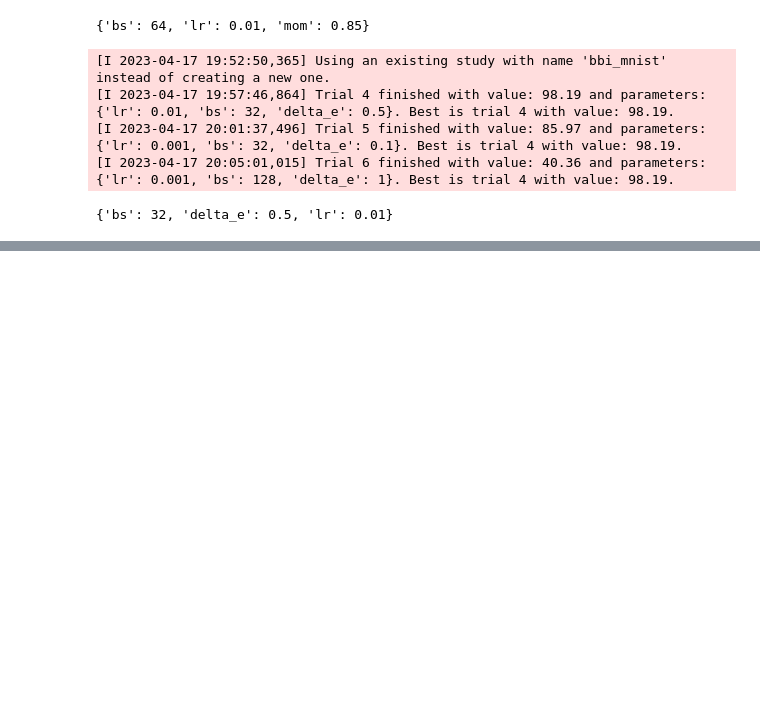
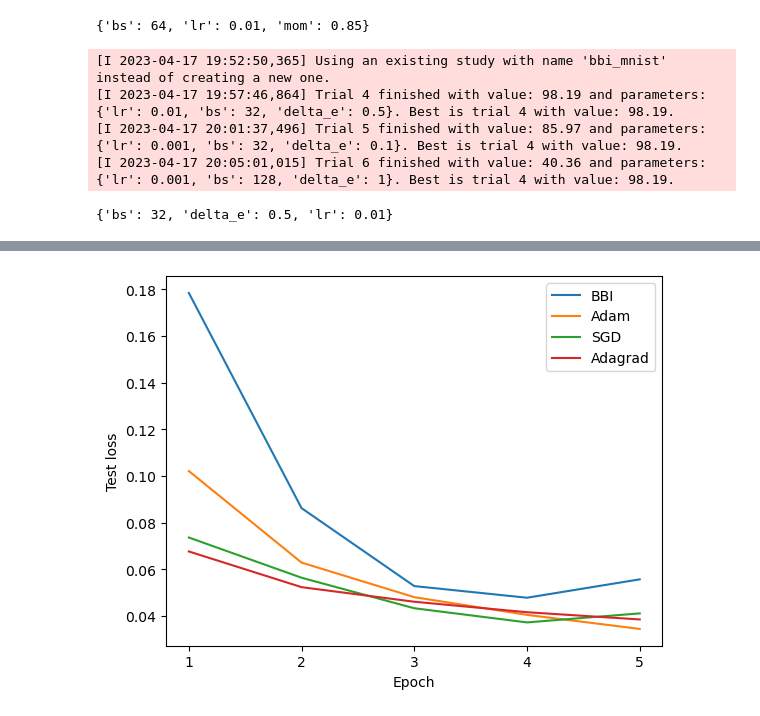
Before and after one commit to dariayakovchuk/Optimization-Mini-Project, a Jupyter notebook: comp_optimizers.ipynb, the cells around one changed output, grey strips where cells are left out. Drawn from its saved outputs; the diff is of its cells as text; code cells hidden in the pictures; blank space fills up the shorter version.

```diff
--- a/comp_optimizers.ipynb
+++ b/comp_optimizers.ipynb
@@ -214,0 +266,17 @@ print(test(model, optimizer, 32))
+# %%
+# Plot test loss
+t = np.arange(1, 6, 1)
+
+g = sns.lineplot(y=testloss_bbi, x=t, label='BBI')
+sns.lineplot(y=testloss_adam, x=t, label='Adam')
+sns.lineplot(y=testloss_sgd, x=t, label='SGD')
+sns.lineplot(y=testloss_adagrad, x=t, label='Adagrad')
+g.set(xticks=list(range(1,6)))
+# plt.title('Three Lines Plot')
+plt.xlabel('Epoch')
+plt.ylabel('Test loss')
+
+plt.legend()
+plt.show()
+# %% [output]
+[figure, added]
```
Also changed, not shown: parts of 16 cells of this notebook.
